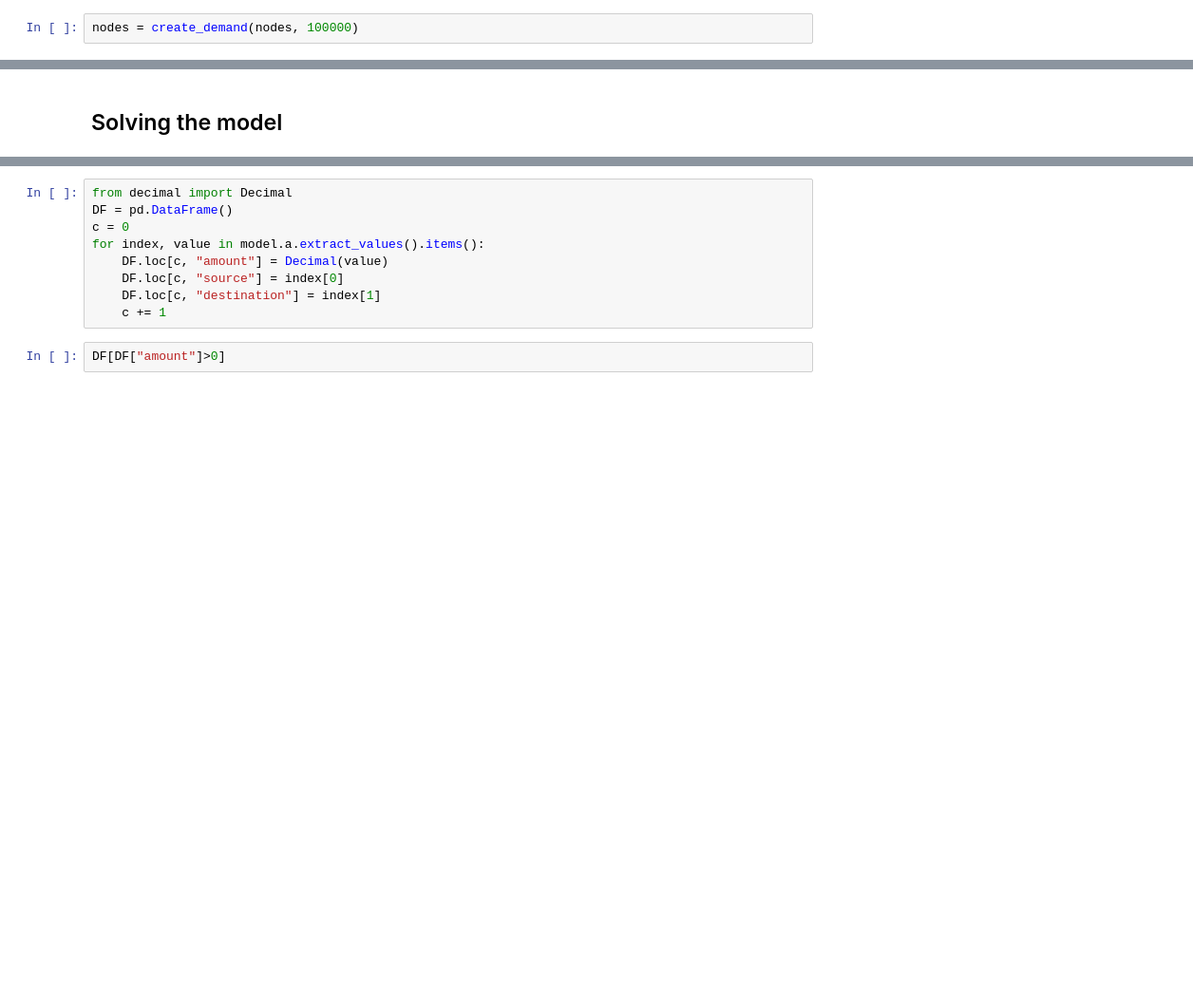
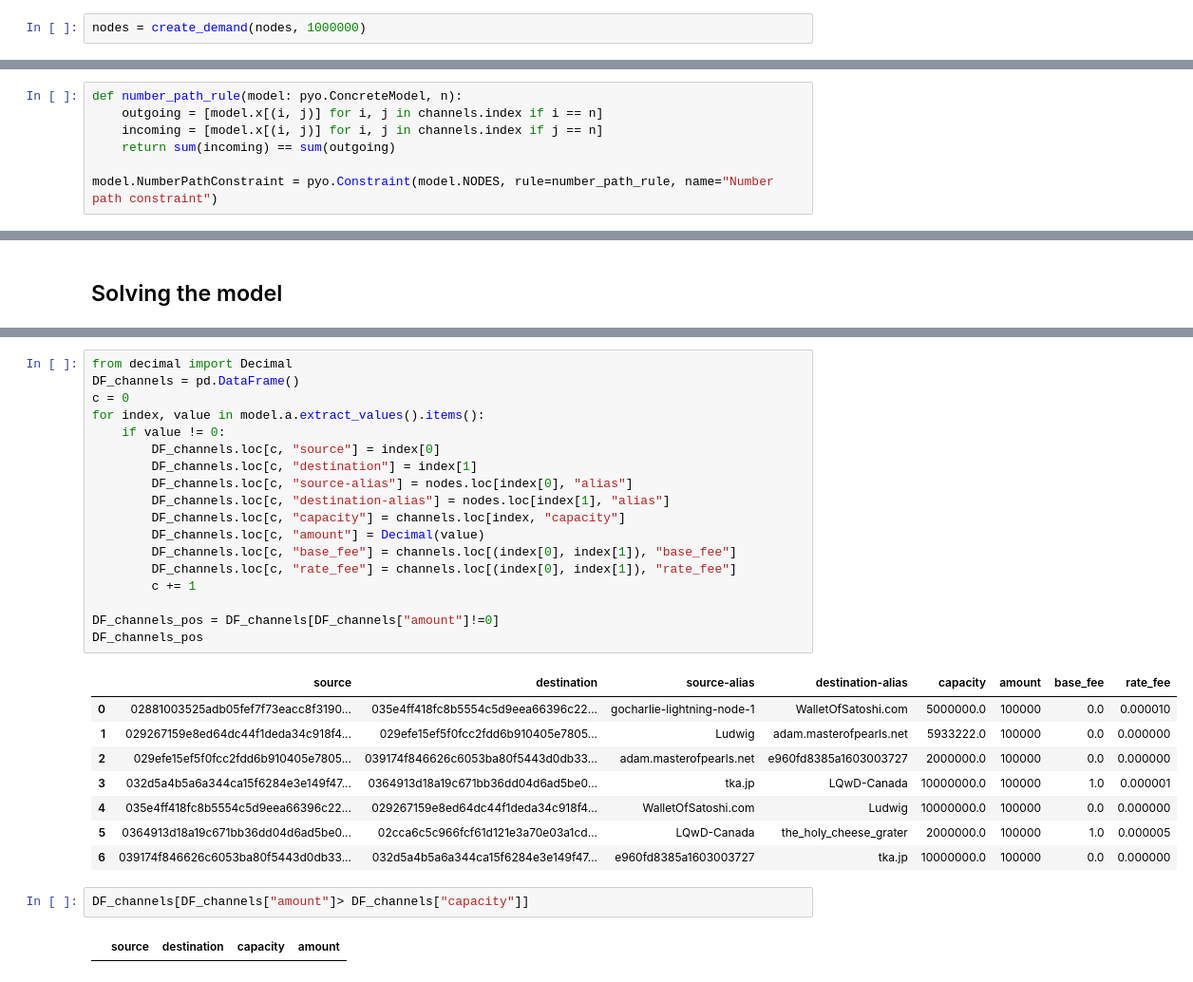
Before and after one commit to FiliTol/LN-pathfinding, a Jupyter notebook: scripts/original/notebook.ipynb, the cells around one changed output, grey strips where cells are left out. Shown at 95% size. Drawn from its saved outputs; the diff is of its cells as text; blank space fills up the shorter version.

```diff
--- a/scripts/original/notebook.ipynb
+++ b/scripts/original/notebook.ipynb
@@ -54,4 +73,4 @@ model = pyo.ConcreteModel(name="Min cost flow problem")
 model.NODES = pyo.Set(initialize=nodes.index)
 model.CHANNELS = pyo.Set(initialize=[(channels.loc[i, "node1_pub"], channels.loc[i, "node2_pub"]) for i in channels.index])
 # %%
-nodes = create_demand(nodes, 100000)
+nodes = create_demand(nodes, 1000000)
@@ -75,0 +103,7 @@ $$amount_{i,j} \le capacity_{i,j} \times x_{i,j} \text{ } \forall (i,j) \in E$$
+# %%
+def number_path_rule(model: pyo.ConcreteModel, n):
+    outgoing = [model.x[(i, j)] for i, j in channels.index if i == n]
+    incoming = [model.x[(i, j)] for i, j in channels.index if j == n]
+    return sum(incoming) == sum(outgoing)
+
+model.NumberPathConstraint = pyo.Constraint(model.NODES, rule=number_path_rule, name="Number path constraint")
@@ -116,12 +172,32 @@ print('\nObject function value = ', model.Objective())
 # %%
 from decimal import Decimal
-DF = pd.DataFrame()
+DF_channels = pd.DataFrame()
 c = 0
 for index, value in model.a.extract_values().items():
-    DF.loc[c, "amount"] = Decimal(value)
-    DF.loc[c, "source"] = index[0]
-    DF.loc[c, "destination"] = index[1]
-    c += 1
+    if value != 0:
+        DF_channels.loc[c, "source"] = index[0]
+        DF_channels.loc[c, "destination"] = index[1]
+        DF_channels.loc[c, "source-alias"] = nodes.loc[index[0], "alias"]
+        DF_channels.loc[c, "destination-alias"] = nodes.loc[index[1], "alias"]
+        DF_channels.loc[c, "capacity"] = channels.loc[index, "capacity"]
+        DF_channels.loc[c, "amount"] = Decimal(value)
+        DF_channels.loc[c, "base_fee"] = channels.loc[(index[0], index[1]), "base_fee"]
+        DF_channels.loc[c, "rate_fee"] = channels.loc[(index[0], index[1]), "rate_fee"]
+        c += 1
+
+DF_channels_pos = DF_channels[DF_channels["amount"]!=0]
+DF_channels_pos
+# %% [output]
+|  | source | destination | source-alias | destination-alias | capacity | amount | base_fee | rate_fee |
+| 0 | 02881003525adb05fef7f73eacc8f3190... | 035e4ff418fc8b5554c5d9eea66396c22... | gocharlie-lightning-node-1 | WalletOfSatoshi.com | 5000000.0 | 100000 | 0.0 | 0.000010 |
+| 1 | 029267159e8ed64dc44f1deda34c918f4... | 029efe15ef5f0fcc2fdd6b910405e7805... | Ludwig | adam.masterofpearls.net | 5933222.0 | 100000 | 0.0 | 0.000000 |
+| 2 | 029efe15ef5f0fcc2fdd6b910405e7805... | 039174f846626c6053ba80f5443d0db33... | adam.masterofpearls.net | e960fd8385a1603003727 | 2000000.0 | 100000 | 0.0 | 0.000000 |
+| 3 | 032d5a4b5a6a344ca15f6284e3e149f47... | 0364913d18a19c671bb36dd04d6ad5be0... | tka.jp | LQwD-Canada | 10000000.0 | 100000 | 1.0 | 0.000001 |
+| 4 | 035e4ff418fc8b5554c5d9eea66396c22... | 029267159e8ed64dc44f1deda34c918f4... | WalletOfSatoshi.com | Ludwig | 10000000.0 | 100000 | 0.0 | 0.000000 |
+| 5 | 0364913d18a19c671bb36dd04d6ad5be0... | 02cca6c5c966fcf61d121e3a70e03a1cd... | LQwD-Canada | the_holy_cheese_grater | 2000000.0 | 100000 | 1.0 | 0.000005 |
+| 6 | 039174f846626c6053ba80f5443d0db33... | 032d5a4b5a6a344ca15f6284e3e149f47... | e960fd8385a1603003727 | tka.jp | 10000000.0 | 100000 | 0.0 | 0.000000 |
 # %%
-DF[DF["amount"]>0]
+DF_channels[DF_channels["amount"]> DF_channels["capacity"]]
+# %% [output]
+|  | source | destination | capacity | amount |
 # %%
```
Also changed, not shown: parts of 9 cells of this notebook, 5 other files.
